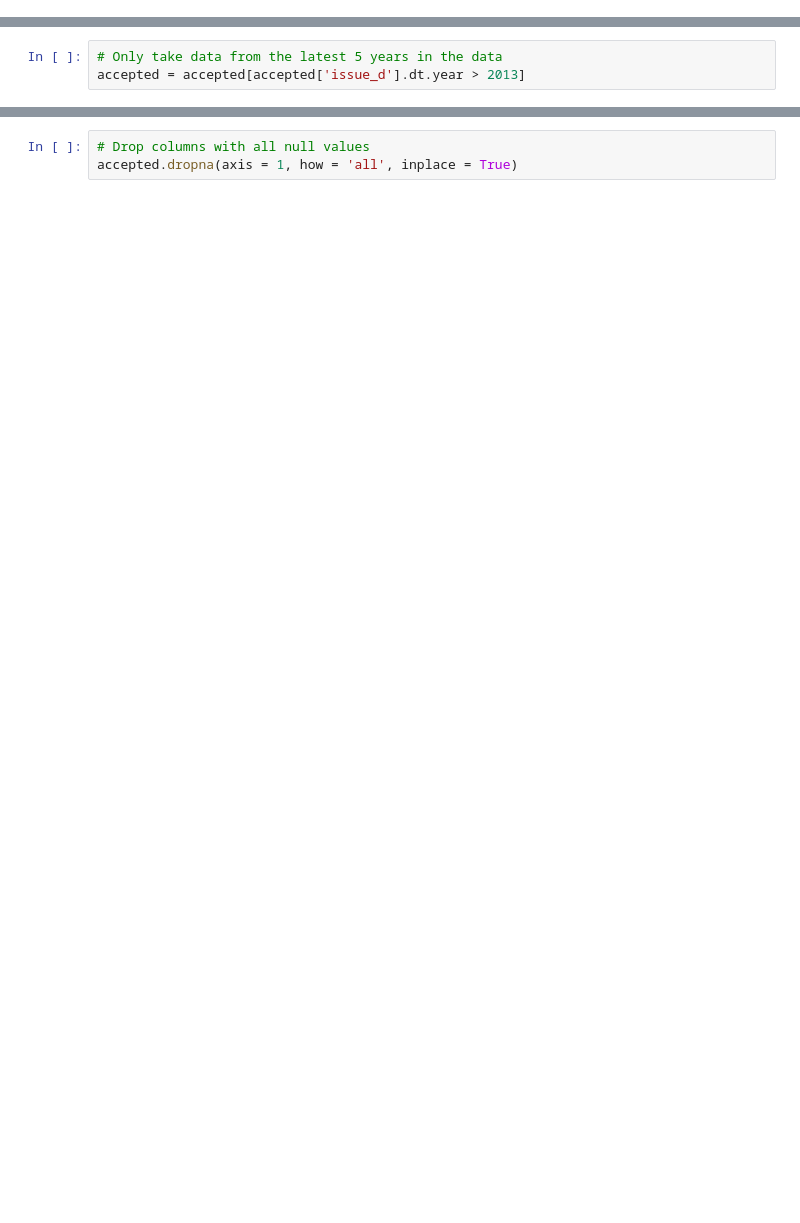
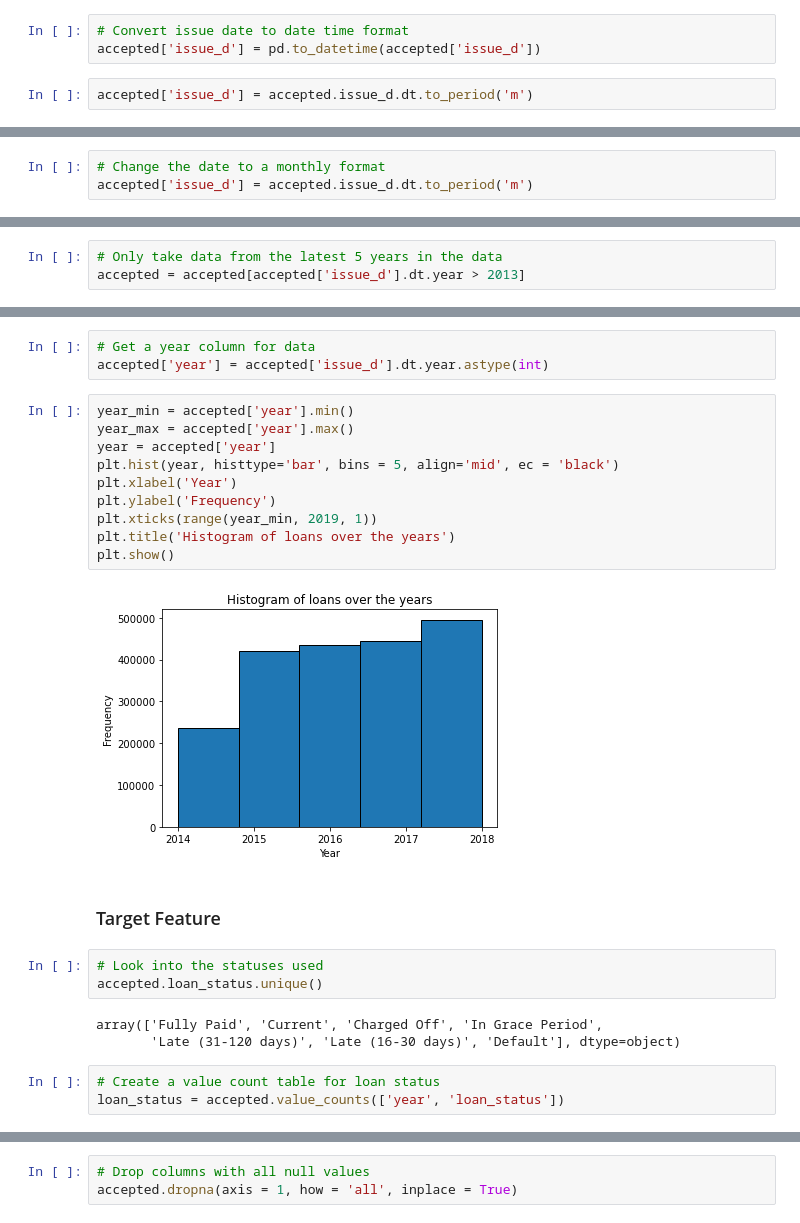
Before and after one commit to garethrloh/ga-dsi-capstone, a Jupyter notebook: notebooks/01_data_wrangling.ipynb, the cells around one changed output, grey strips where cells are left out. Cells and saved outputs as stored; diff of their text form; blank space fills up the shorter version.

```diff
--- a/notebooks/01_data_wrangling.ipynb
+++ b/notebooks/01_data_wrangling.ipynb
@@ -58,0 +89,5 @@ accepted.shape
+# %%
+# Convert issue date to date time format
+accepted['issue_d'] = pd.to_datetime(accepted['issue_d'])
+# %%
+accepted['issue_d'] = accepted.issue_d.dt.to_period('m')
@@ -71,3 +176,6 @@ accepted['issue_d'] = pd.to_datetime(accepted['issue_d'])
+# %%
+# Change the date to a monthly format
+accepted['issue_d'] = accepted.issue_d.dt.to_period('m')
 # %%
 # Take the latest date available in the data
 accepted.issue_d.max()
@@ -92,0 +223,26 @@ accepted.shape
+# %%
+# Get a year column for data
+accepted['year'] = accepted['issue_d'].dt.year.astype(int)
+# %%
+year_min = accepted['year'].min()
+year_max = accepted['year'].max()
+year = accepted['year']
+plt.hist(year, histtype='bar', bins = 5, align='mid', ec = 'black')
+plt.xlabel('Year')
+plt.ylabel('Frequency')
+plt.xticks(range(year_min, 2019, 1))
+plt.title('Histogram of loans over the years')
+plt.show()
+# %% [output]
+[figure, added]
+# %% [markdown]
+### Target Feature
+# %%
+# Look into the statuses used
+accepted.loan_status.unique()
+# %% [output]
+array(['Fully Paid', 'Current', 'Charged Off', 'In Grace Period',
+       'Late (31-120 days)', 'Late (16-30 days)', 'Default'], dtype=object)
+# %%
+# Create a value count table for loan status
+loan_status = accepted.value_counts(['year', 'loan_status'])
```
Also changed, not shown: parts of 144 cells of this notebook, 3 other files.
